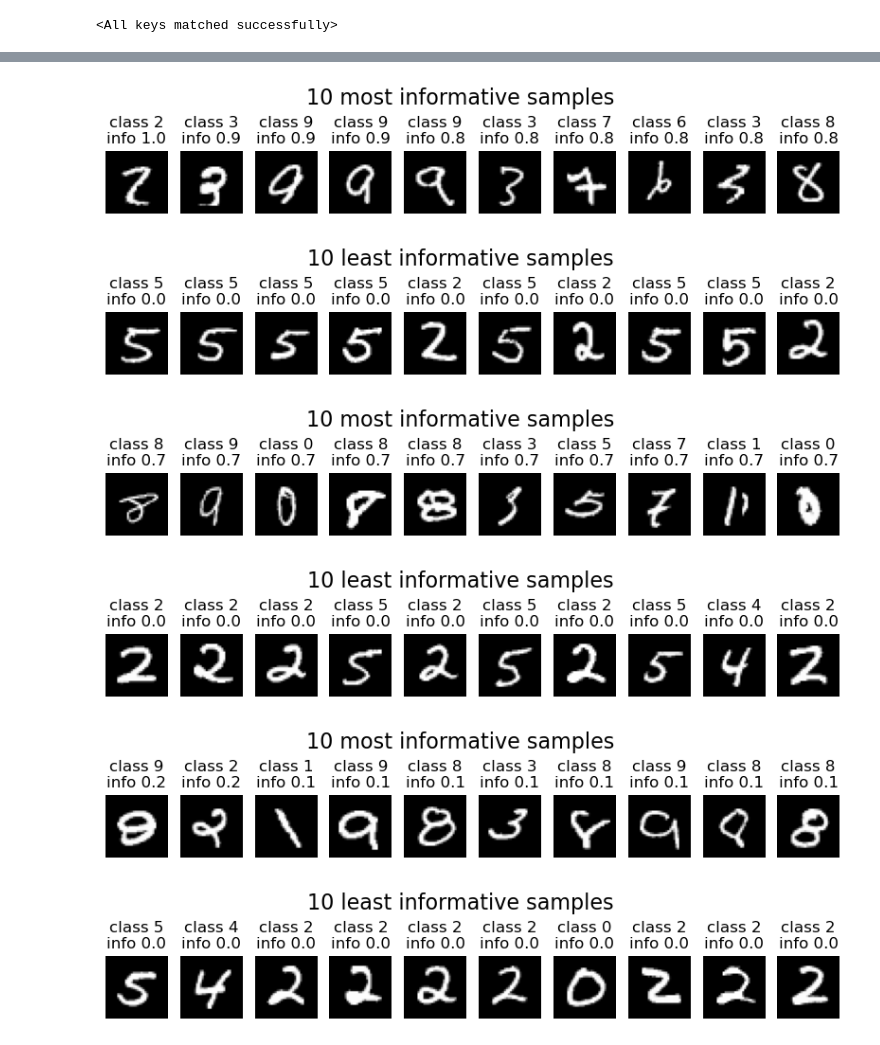
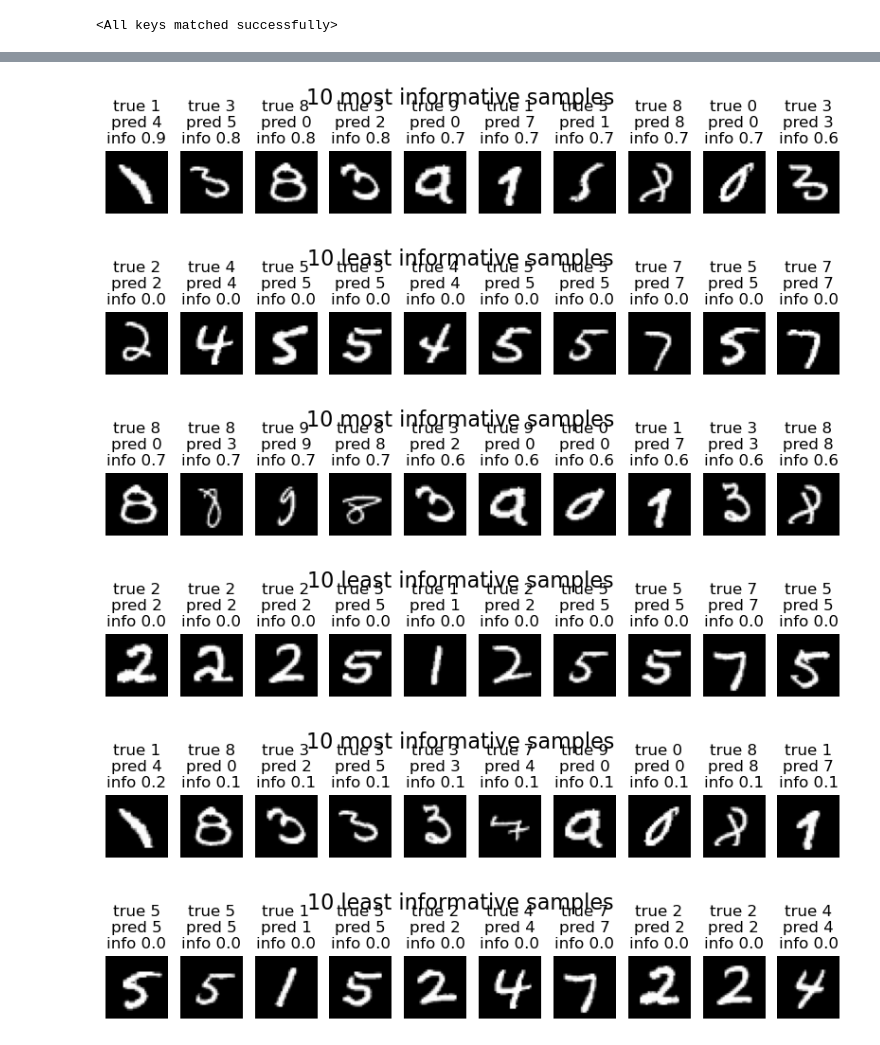
Before and after one commit to pilzpascal/2024s-bsc-practical-work, a Jupyter notebook: Active Learning.ipynb, the cells around one changed output, grey strips where cells are left out. Saved outputs shown, nothing was run; the diff lists cells and outputs as text; code cells hidden in the pictures.

Commit message:
changed acquisition function interface

```diff
--- a/Active Learning.ipynb
+++ b/Active Learning.ipynb
@@ -40,7 +43,7 @@ visualise_active_learning_experiments(loaded_experiment_results)
 # %%
 X_train, y_train, X_pool, y_pool, X_val, y_val, X_test, y_test = get_datasets()
 
-subset_idx = np.random.choice(range(X_pool.shape[0]), size=5_000, replace=False)
+subset_idx = np.random.choice(range(X_pool.shape[0]), size=1_000, replace=False)
 X_pool_subset = X_pool[subset_idx]
 y_pool_subset = y_pool[subset_idx]
 # %%
@@ -50,6 +53,9 @@ model.load_state_dict(torch.load(path, weights_only=True))
 # %% [output]
 <All keys matched successfully>
 # %%
-vals, subset_idx = predictive_entropy(model, X_pool_subset, show_pbar=True)
-visualise_most_and_least_informative_samples(vals, X_pool_subset, y_pool_subset)
+infos, preds, subset_idx\
+    = get_info_and_predictions(model, X_pool_subset, show_pbar=True,
+                               acquisition_function=predictive_entropy)
+visualise_most_and_least_informative_samples(infos, preds,
+                                             X_pool_subset, y_pool_subset)
 # %% [output]
@@ -58,19 +64,28 @@ visualise_most_and_least_informative_samples(vals, X_pool_subset, y_pool_subset)
 # %%
-vals, subset_idx = mutual_information(model, X_pool_subset, show_pbar=True)
-visualise_most_and_least_informative_samples(vals, X_pool_subset, y_pool_subset)
+infos, preds, subset_idx\
+    = get_info_and_predictions(model, X_pool_subset, show_pbar=True,
+                               acquisition_function=mutual_information)
+visualise_most_and_least_informative_samples(infos, preds,
+                                             X_pool_subset, y_pool_subset)
 # %% [output]
-[figure, old version]
+[figure, new version]
-[figure, old version]
+[figure, new version]
 # %%
-vals, subset_idx = variation_ratios(model, X_pool_subset, show_pbar=True)
-visualise_most_and_least_informative_samples(vals, X_pool_subset, y_pool_subset)
+infos, preds, subset_idx\
+    = get_info_and_predictions(model, X_pool_subset, show_pbar=True,
+                               acquisition_function=variation_ratios)
+visualise_most_and_least_informative_samples(infos, preds,
+                                             X_pool_subset, y_pool_subset)
 # %% [output]
-[figure, old version]
+[figure, new version]
-[figure, old version]
+[figure, new version]
 # %%
-vals, subset_idx = mean_standard_deviation(model, X_pool_subset, show_pbar=True)
-visualise_most_and_least_informative_samples(vals, X_pool_subset, y_pool_subset)
+infos, preds, subset_idx\
+    = get_info_and_predictions(model, X_pool_subset, show_pbar=True,
+                               acquisition_function=mean_standard_deviation)
+visualise_most_and_least_informative_samples(infos, preds,
+                                             X_pool_subset, y_pool_subset)
 # %% [output]
-[figure, old version]
+[figure, new version]
-[figure, old version]
+[figure, new version]
 # %%
```
Also changed, not shown: parts of 6 cells of this notebook, 2 other files.
